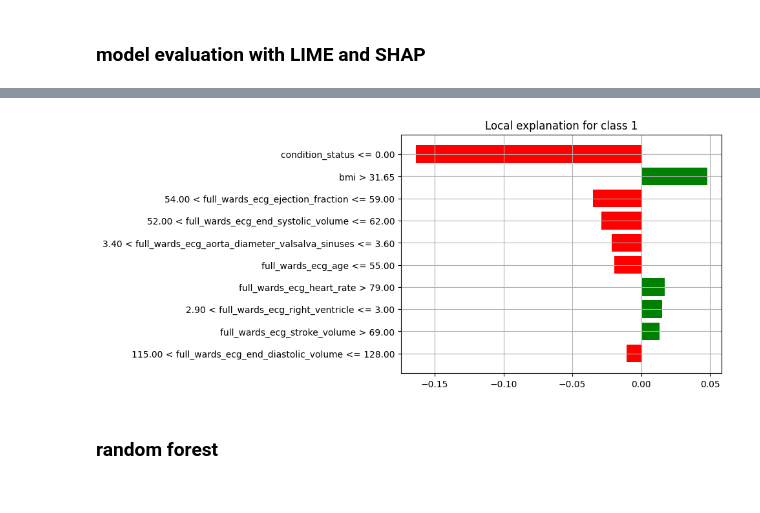
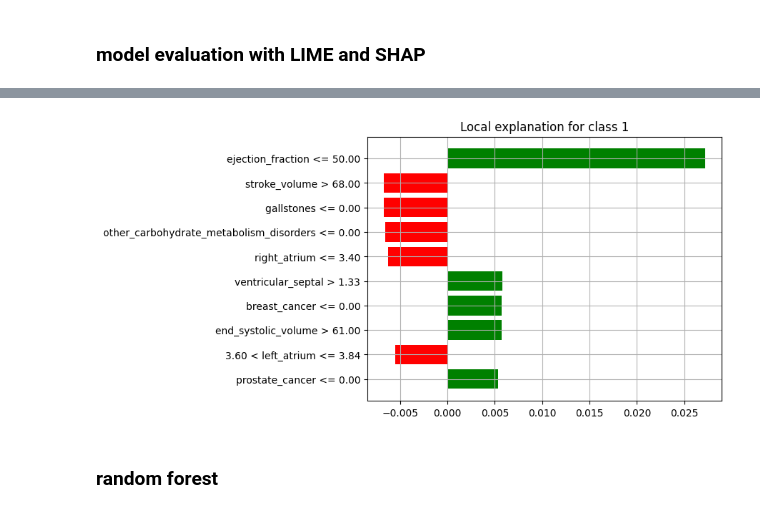
Before and after one commit to KonstantinBurkin/parse-records, a Jupyter notebook: notebooks/8.2_make_models.ipynb, the cells around one changed output, grey strips where cells are left out. Drawn from its saved outputs; the diff is of its cells as text; code cells hidden in the pictures.

```diff
--- a/notebooks/8.2_make_models.ipynb
+++ b/notebooks/8.2_make_models.ipynb
@@ -696,40 +696,40 @@ import lime.lime_tabular
 
 # Initialize the LIME explainer
 explainer = lime.lime_tabular.LimeTabularExplainer(
-    training_data=X_train.to_pandas().values,
-    feature_names=X_train.columns,
+    training_data=X_train_cut.to_pandas().values,
+    feature_names=X_train_cut.columns,
     class_names=["0", "1"],
     mode="classification",
 )
 
 
 def lime_predict_fn(x):
     # x is a numpy array, shape (n, features)
     # Convert to DataFrame with correct columns and dtypes
-    df = pd.DataFrame(x, columns=X_train.columns)
+    df = pd.DataFrame(x, columns=X_train_cut.columns)
     # If you have categorical columns, cast them to the correct dtype
-    for col in discrete_cols_cut:
-        df[col] = df[col].astype(X_train[col].to_pandas().dtype)
+    for col in list(icd_feature_map.values()):
+        df[col] = df[col].astype(X_train_cut[col].to_pandas().dtype)
     return model.predict_proba(df)
 
 
 def explain_instance(instance, model, num_features=10):
     explanation = explainer.explain_instance(
         data_row=instance.values,
         predict_fn=lime_predict_fn,
         # num_features=num_features,
     )
     return explanation
 
 
 # Example usage: Explain the first instance in the test set
-instance_to_explain = X_test.to_pandas().iloc[3]
+instance_to_explain = X_test.to_pandas().iloc[4]
 explanation = explain_instance(instance_to_explain, model)
 fig = explanation.as_pyplot_figure()
 plt.grid()
 fig.show()
 # %% [output]
-[figure, old version]
+[figure, new version]
 # %% [markdown]
 ### random forest
 # %%
```
Also changed, not shown: parts of 15 cells of this notebook.
